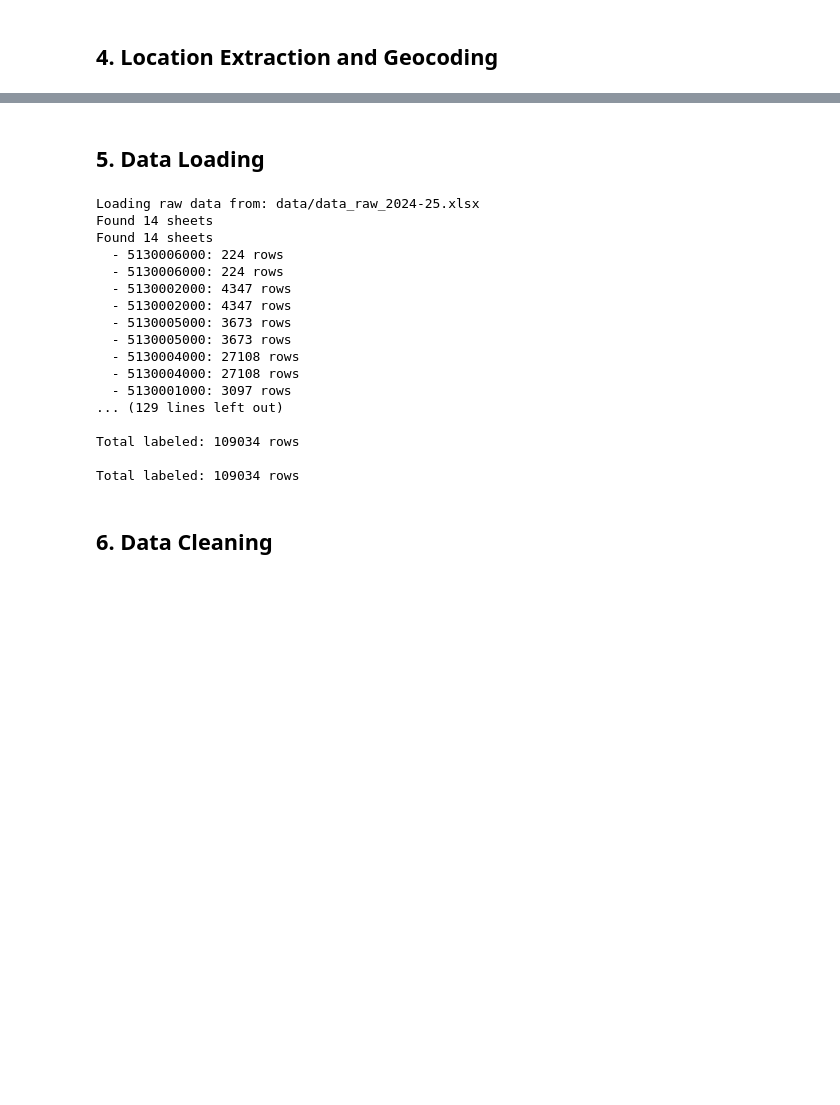
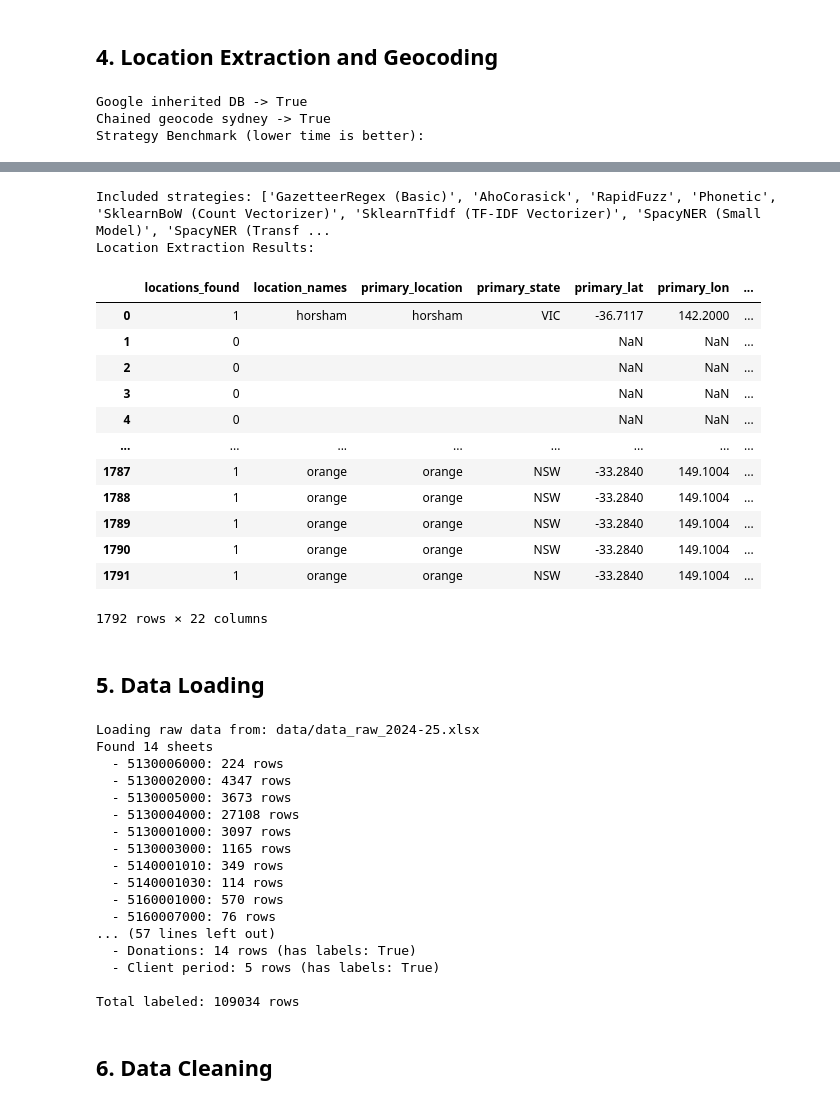
Before and after one commit to AJ730/fbtclassification, a Jupyter notebook: fbt_classification_pipeline_v2.ipynb, the cells around one changed output, grey strips where cells are left out. Saved outputs shown, nothing was run; the diff lists cells and outputs as text; code cells hidden in the pictures; blank space fills up the shorter version.

```diff
--- a/fbt_classification_pipeline_v2.ipynb
+++ b/fbt_classification_pipeline_v2.ipynb
@@ -296,13 +450,13 @@ db = DatabaseGeocodingStrategy(locations_db=AUSTRALIAN_LOCATIONS)
 # Nominatim (OpenStreetMap) - requires internet
 nom = NominatimGeocodingStrategy(country_hint="Australia")
 
+# Google wrapper inherits locations_db from inner if not provided
+goog = GoogleSearchGeocodingStrategy(inner=db)
+print('Google inherited DB ->', isinstance(goog.locations_db, dict))
+
 # Chained: drops None entries, preserves order
-chain = ChainedGeocodingStrategy(strategies=[db, nom])
-# print('Chained geocode sydney ->', chain.geocode('sydney') is not None)
-
-# Google wrapper inherits locations_db from inner if not provided
-# goog = GoogleSearchGeocodingStrategy(inner=db)
-# print('Google inherited DB ->', isinstance(goog.locations_db, dict))
+chain = ChainedGeocodingStrategy(strategies=[db, nom, goog])
+print('Chained geocode sydney ->', chain.geocode('sydney') is not None)
 
 # Sample texts for quick comparison (can be replaced with dataset rows)
 SAMPLE_TEXTS = [
@@ -321,7 +475,12 @@ SAMPLE_TEXTS = [
     "Meeting in Adelaide SA, lunch nearby.",
 ]
 
-df_bm_all = run_benchmark(available, SAMPLE_TEXTS, repeats=5, geocoding_strategy=chain)
+# Read data from excel files
+df = pd.read_excel(CONFIG['raw_data_path'])
+text_columns = ["LINE_DESCR", "PURPOSE", "INVOICE_DESCR", "VENDOR_NAME", "CHARGE_DESCRIPTION"]
+
+
+df_bm_all = run_benchmark(available=available, texts=None, repeats=5, geocoding_strategy=None, dataframe=df, text_columns=text_columns)
 print("Strategy Benchmark (lower time is better):")
 display(df_bm_all)
 
@@ -331,6 +490,13 @@ if skipped:
     for n, r in skipped:
         print(" -", n, "->", r)
 
-# df_location_features = test_location_extraction(available, db, SAMPLE_TEXTS)
-# print("Location Extraction Results:")
-# display(df_location_features)
+df_location_features = test_location_extraction(available=available, geocoding_strategy=db, texts=None, dataframe=df, text_columns=text_columns)
+print("Location Extraction Results:")
+display(df_location_features)
+
+# Store in excel file with text columns and strategy info
+df_location_features.to_excel("data/location_features_with_text_columns.xlsx", index=False)
+# %% [output]
+Google inherited DB -> True
+Chained geocode sydney -> True
+Strategy Benchmark (lower time is better):
@@ -337,3 +512,18 @@ if skipped:
+Included strategies: ['GazetteerRegex (Basic)', 'AhoCorasick', 'RapidFuzz', 'Phonetic', 'SklearnBoW (Count Vectorizer)', 'SklearnTfidf (TF-IDF Vectorizer)', 'SpacyNER (Small Model)', 'SpacyNER (Transf ...
+Location Extraction Results:
+|  | locations_found | location_names | primary_location | primary_state | primary_lat | primary_lon | ... |
+| 0 | 1 | horsham | horsham | VIC | -36.7117 | 142.2000 | ... |
+| 1 | 0 |  |  |  | NaN | NaN | ... |
+| 2 | 0 |  |  |  | NaN | NaN | ... |
+| 3 | 0 |  |  |  | NaN | NaN | ... |
+| 4 | 0 |  |  |  | NaN | NaN | ... |
+| ... | ... | ... | ... | ... | ... | ... | ... |
+| 1787 | 1 | orange | orange | NSW | -33.2840 | 149.1004 | ... |
+| 1788 | 1 | orange | orange | NSW | -33.2840 | 149.1004 | ... |
+| 1789 | 1 | orange | orange | NSW | -33.2840 | 149.1004 | ... |
+| 1790 | 1 | orange | orange | NSW | -33.2840 | 149.1004 | ... |
+| 1791 | 1 | orange | orange | NSW | -33.2840 | 149.1004 | ... |
+1792 rows × 22 columns
 # %% [markdown]
 ## 5. Data Loading
 # %%
@@ -436,21 +626,21 @@ labeled_data = load_labeled_data(CONFIG['wp_files'])
 # %% [output]
 Loading raw data from: data/data_raw_2024-25.xlsx
 Found 14 sheets
-Found 14 sheets
-  - 5130006000: 224 rows
   - 5130006000: 224 rows
   - 5130002000: 4347 rows
-  - 5130002000: 4347 rows
-  - 5130005000: 3673 rows
   - 5130005000: 3673 rows
   - 5130004000: 27108 rows
-  - 5130004000: 27108 rows
   - 5130001000: 3097 rows
-... (129 lines left out)
+  - 5130003000: 1165 rows
+  - 5140001010: 349 rows
+  - 5140001030: 114 rows
+  - 5160001000: 570 rows
+  - 5160007000: 76 rows
+... (57 lines left out)
+  - Donations: 14 rows (has labels: True)
+  - Client period: 5 rows (has labels: True)
 
 Total labeled: 109034 rows
-
-Total labeled: 109034 rows
 # %% [markdown]
 ## 6. Data Cleaning
 # %%
```
Also changed, not shown: parts of 9 cells of this notebook, 3 other files.
